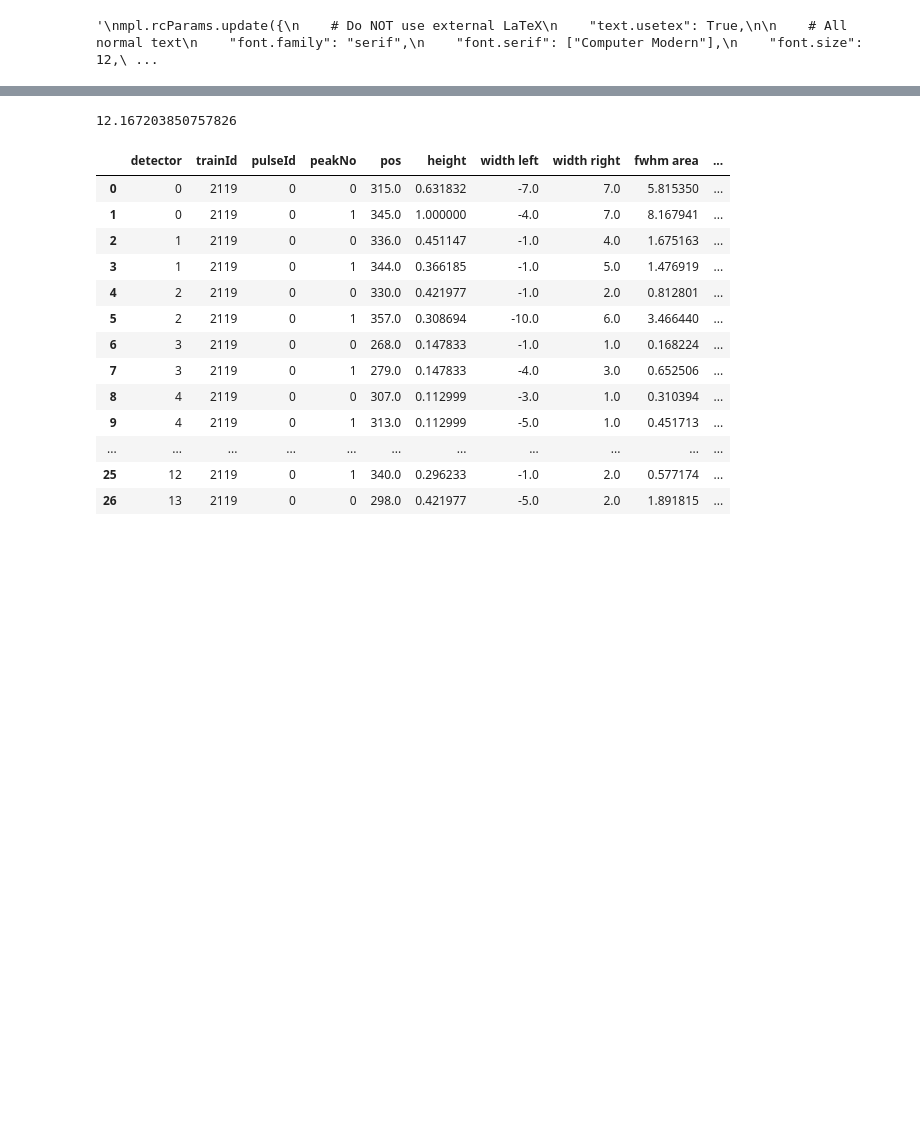
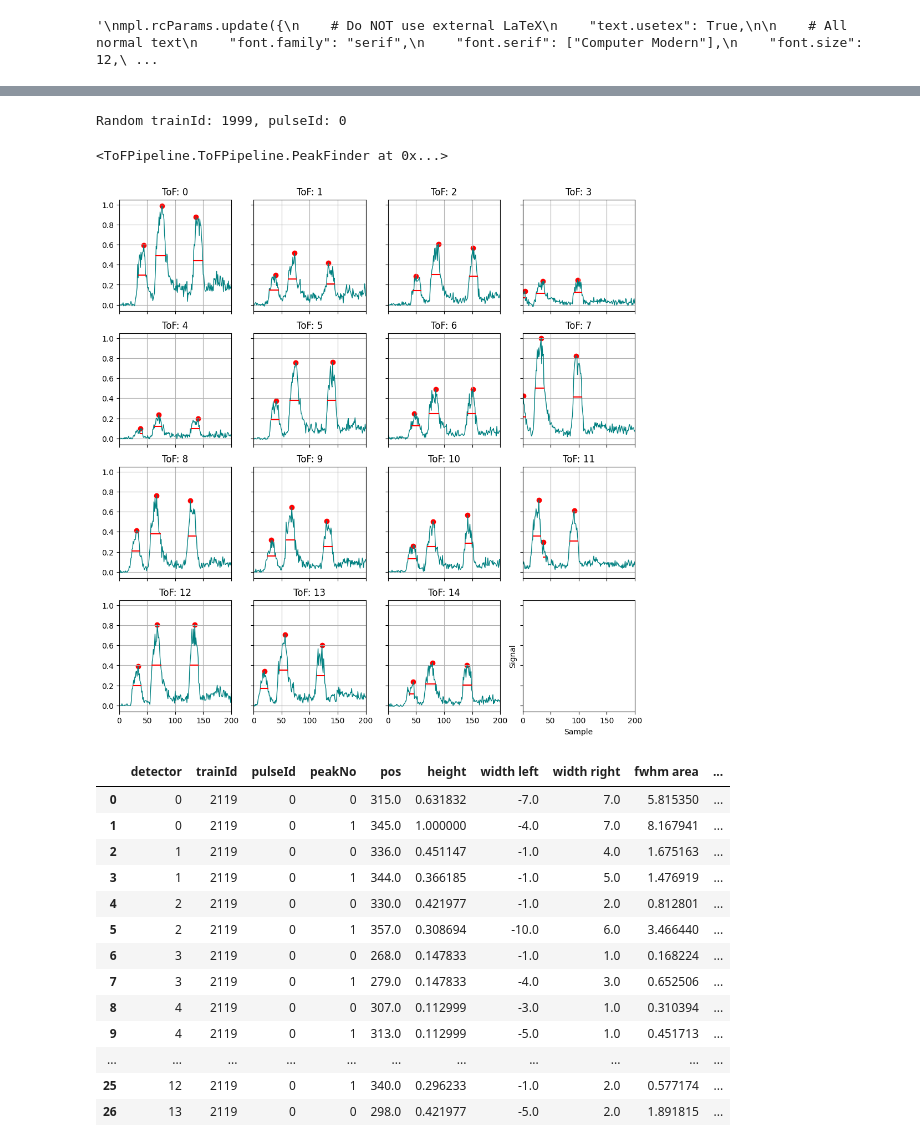
Before and after one commit to XAC-CFEL/PolScope, a Jupyter notebook: test.ipynb, the cells around one changed output, grey strips where cells are left out. Drawn from its saved outputs; the diff is of its cells as text; code cells hidden in the pictures; blank space fills up the shorter version.

```diff
--- a/test.ipynb
+++ b/test.ipynb
@@ -170,7 +170,9 @@ Plotting trainId: 1999, pulseId: 0, ToF: 0
 # %%
-6.083601925378913*2
+results.plot(xmin=0,xmax=200,logScale=False)
 # %% [output]
-12.167203850757826
+Random trainId: 1999, pulseId: 0
+<ToFPipeline.ToFPipeline.PeakFinder at 0x...>
+[figure, added]
 # %%
 results.results
 # %% [output]
```
Also changed, not shown: parts of 2 cells of this notebook, 4 other files.
